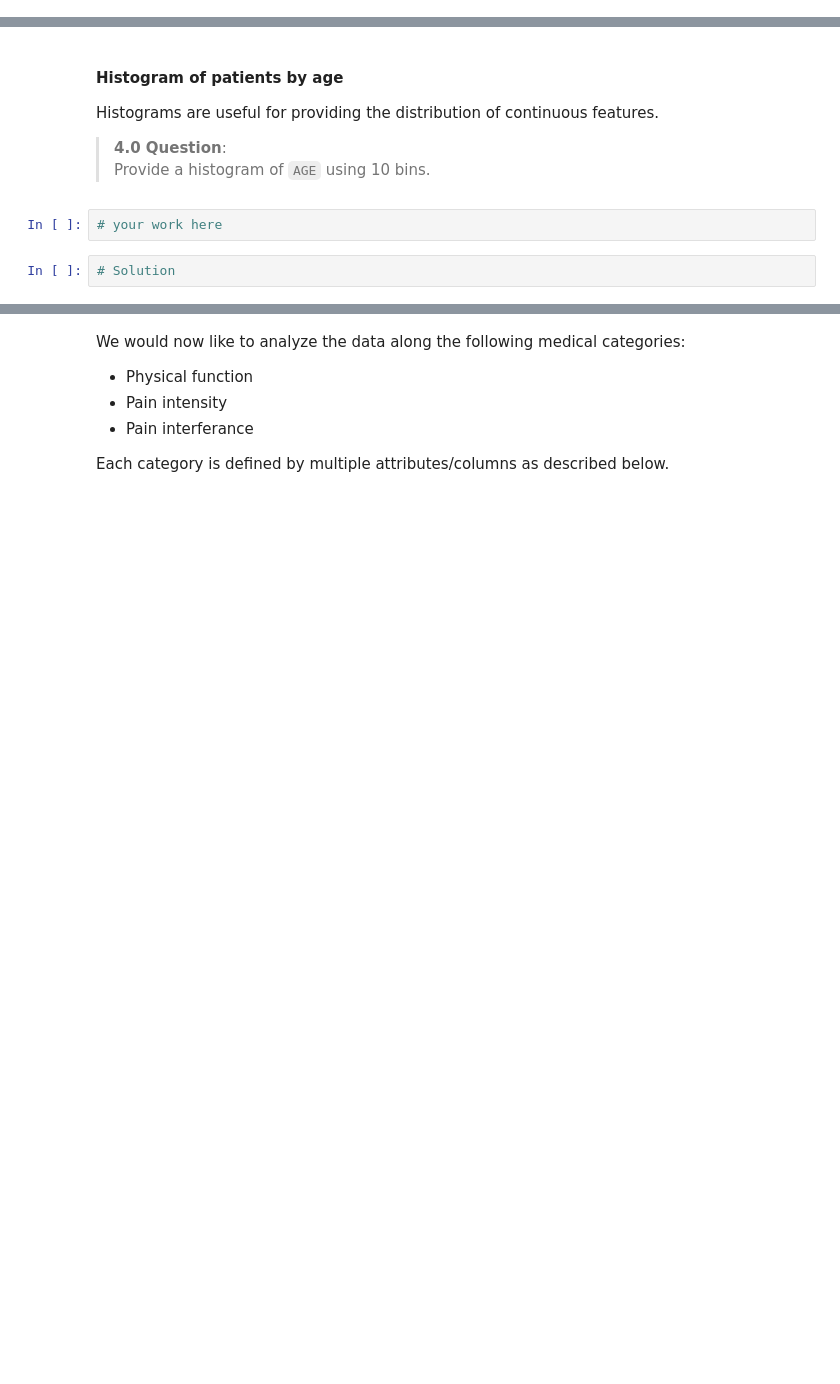
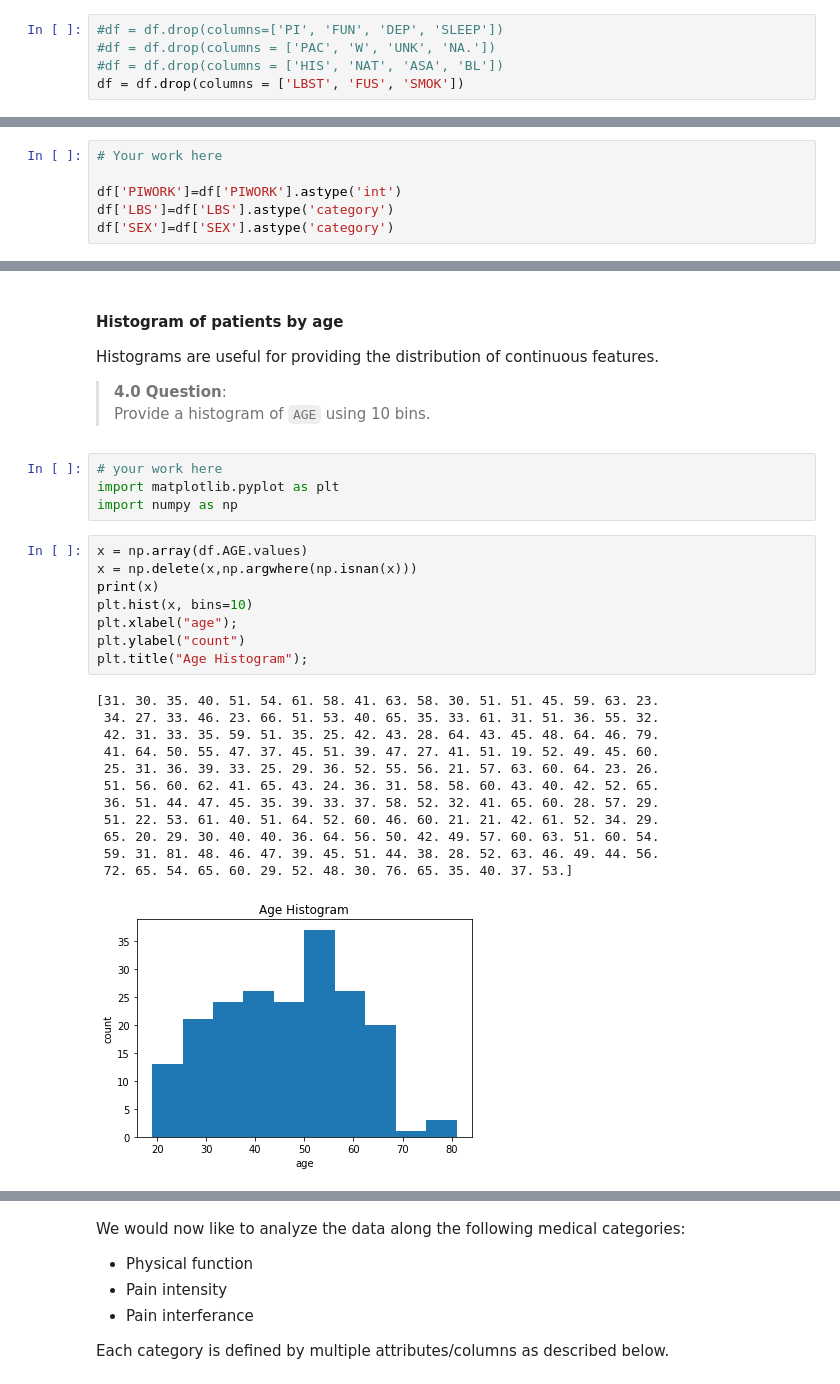
Before and after one commit to gagandaroach/DataScienceIntro, a Jupyter notebook: labs/lab_2_eda/lab_2_eda_backpain.ipynb, the cells around one changed output, grey strips where cells are left out. Saved outputs shown, nothing was run; the diff lists cells and outputs as text; blank space fills up the shorter version.

```diff
--- a/labs/lab_2_eda/lab_2_eda_backpain.ipynb
+++ b/labs/lab_2_eda/lab_2_eda_backpain.ipynb
@@ -237,2 +271,7 @@ np.sum([df.HIS.isnull()])
+# %%
+#df = df.drop(columns=['PI', 'FUN', 'DEP', 'SLEEP'])
+#df = df.drop(columns = ['PAC', 'W', 'UNK', 'NA.'])
+#df = df.drop(columns = ['HIS', 'NAT', 'ASA', 'BL'])
+df = df.drop(columns = ['LBST', 'FUS', 'SMOK'])
 # %%
 df = df.drop(['HIS'], axis=1)
@@ -278,3 +313,9 @@ Hint:
+# %%
+# Your work here
+
+df['PIWORK']=df['PIWORK'].astype('int')
+df['LBS']=df['LBS'].astype('category')
+df['SEX']=df['SEX'].astype('category')
 # %% [markdown]
 ####  3: Asking Questions
 
@@ -305,5 +361,26 @@ Histograms are useful for providing the distribution of continuous features.
 Provide a histogram of `AGE` using 10 bins.
 # %%
 # your work here
+import matplotlib.pyplot as plt
+import numpy as np
-# %%
-# Solution
+# %%
+x = np.array(df.AGE.values)
+x = np.delete(x,np.argwhere(np.isnan(x)))
+print(x)
+plt.hist(x, bins=10)
+plt.xlabel("age");
+plt.ylabel("count")
+plt.title("Age Histogram");
+# %% [output]
+[31. 30. 35. 40. 51. 54. 61. 58. 41. 63. 58. 30. 51. 51. 45. 59. 63. 23.
+ 34. 27. 33. 46. 23. 66. 51. 53. 40. 65. 35. 33. 61. 31. 51. 36. 55. 32.
+ 42. 31. 33. 35. 59. 51. 35. 25. 42. 43. 28. 64. 43. 45. 48. 64. 46. 79.
+ 41. 64. 50. 55. 47. 37. 45. 51. 39. 47. 27. 41. 51. 19. 52. 49. 45. 60.
+ 25. 31. 36. 39. 33. 25. 29. 36. 52. 55. 56. 21. 57. 63. 60. 64. 23. 26.
+ 51. 56. 60. 62. 41. 65. 43. 24. 36. 31. 58. 58. 60. 43. 40. 42. 52. 65.
+ 36. 51. 44. 47. 45. 35. 39. 33. 37. 58. 52. 32. 41. 65. 60. 28. 57. 29.
+ 51. 22. 53. 61. 40. 51. 64. 52. 60. 46. 60. 21. 21. 42. 61. 52. 34. 29.
+ 65. 20. 29. 30. 40. 40. 36. 64. 56. 50. 42. 49. 57. 60. 63. 51. 60. 54.
+ 59. 31. 81. 48. 46. 47. 39. 45. 51. 44. 38. 28. 52. 63. 46. 49. 44. 56.
+ 72. 65. 54. 65. 60. 29. 52. 48. 30. 76. 65. 35. 40. 37. 53.]
+[figure, added]
```
Also changed, not shown: parts of 19 cells of this notebook, 4 other files.
